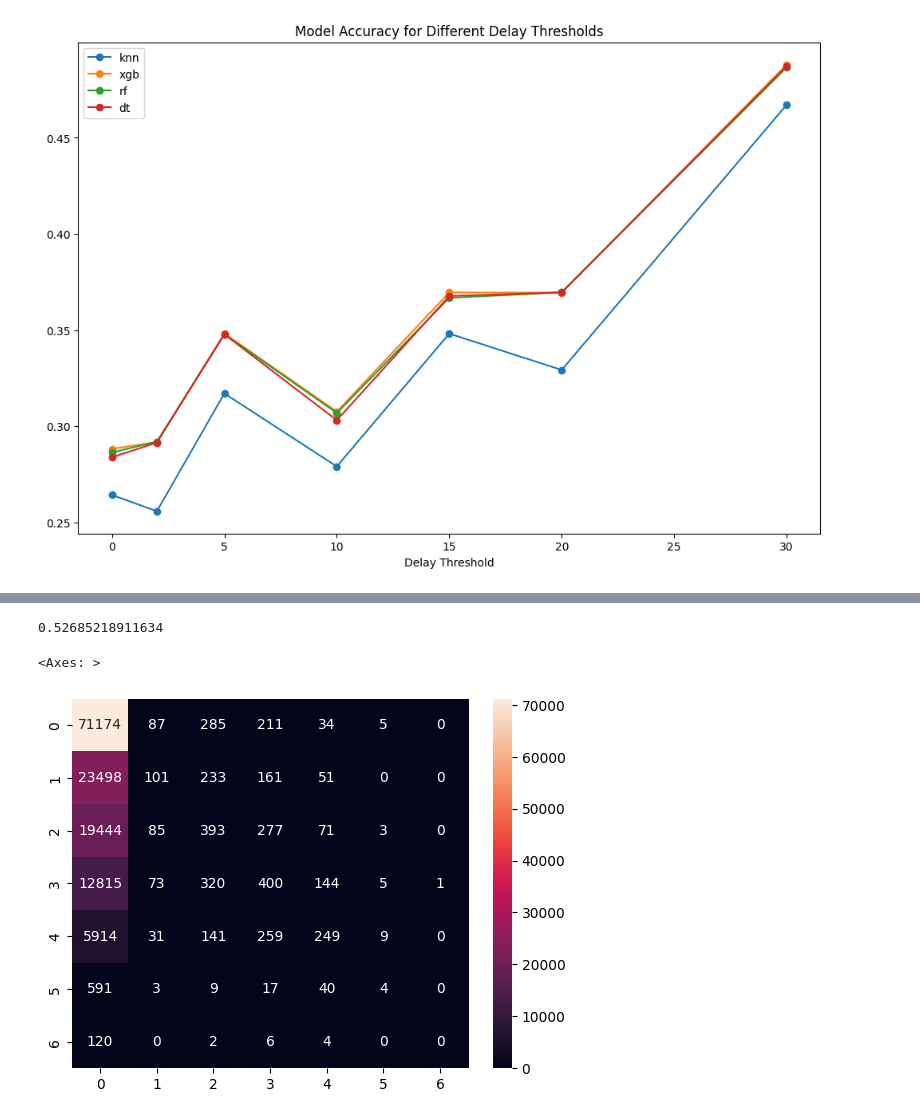
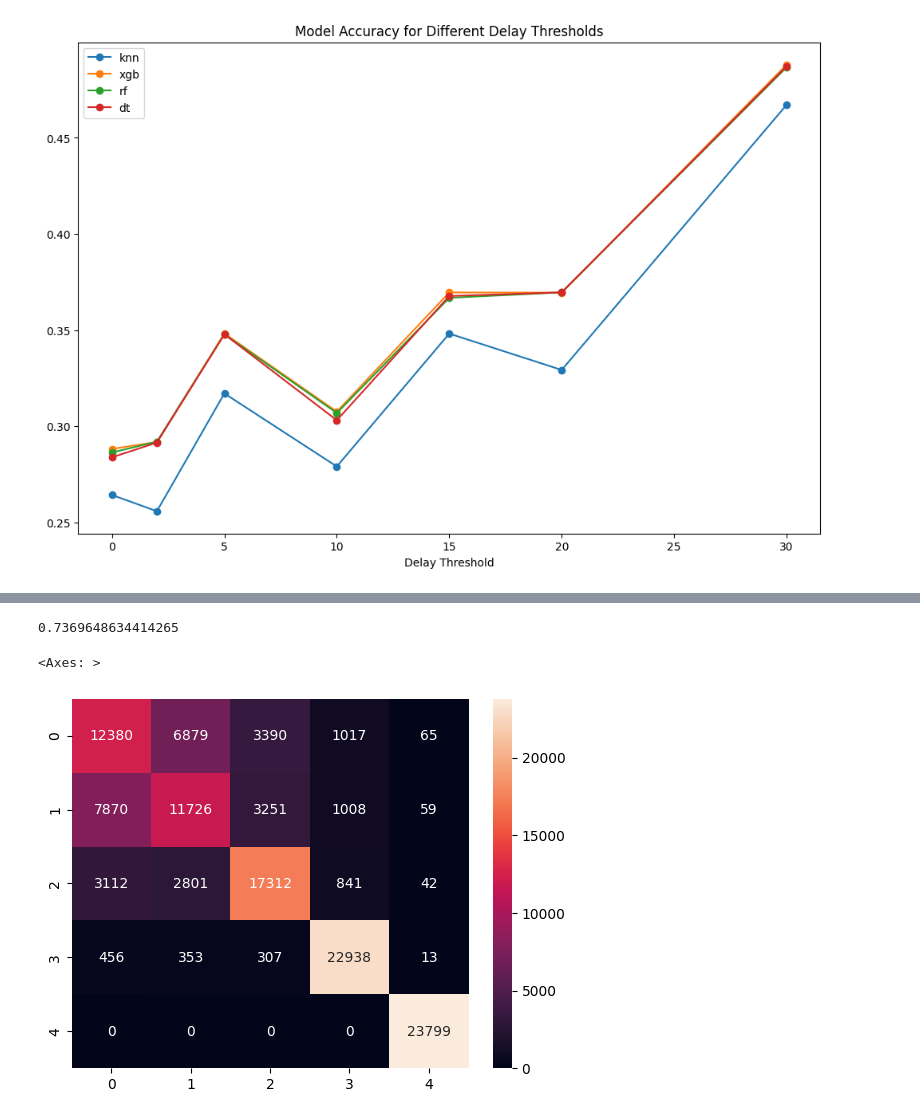
Before and after one commit to kyllan16693/flight-delay-prediction, a Jupyter notebook: multi-classification.ipynb, the cells around one changed output, grey strips where cells are left out. Cells and saved outputs as stored; diff of their text form; code cells hidden in the pictures.

```diff
--- a/multi-classification.ipynb
+++ b/multi-classification.ipynb
@@ -85,12 +89,13 @@ Converted: [0 1 2 3 4 5 6]
 #2 - 30-60
 #3 - 1hr-2hr
 #4 - 2-5hr
-#5 - 5-10hr
-#6 - Over 10hr
+#5 - over 5hr
 
-bins = [0, 15, 30, 60, 120, 300, 600, df_nums['DepDelay'].max()]
-labels = [0, 1, 2, 3, 4, 5, 6]
+bins = [15, 30, 60, 120, 300, df_nums['DepDelay'].max()]
+labels = [0, 1, 2, 3, 4]
 df_nums['DepDelay'] = pd.cut(df_nums['DepDelay'], bins=bins, labels=labels)
+#drop rows with NaN
+df_nums = df_nums.dropna()
 
 print(df_nums['DepDelay'].head(10))
 print(df_nums['DepDelay'].value_counts())
@@ -1034,3 +1010,12 @@ ax.legend()
 #plt.savefig('graphics/model_accuracy_delay_threshold.png')
 # %% [output]
 [figure]
+# %%
+pd.set_option('display.max_columns', None)
+#dropping all things that are repeats or not useful
+#drop quarter, OriginAirportSeqID, OriginCityName, OriginState, DestAirportSeqID, DestCityName, DestState, Cancelled, Diverted
+df_nums = df_nums.drop(columns=['Quarter', 'OriginAirportSeqID', 'OriginCityName', 'OriginState', 'DestAirportSeqID', 'DestCityName', 'DestState', 'Cancelled', 'Diverted'])
+#drop CRSArrTime since arrival time is just departure time + elapsed time
+df_nums = df_nums.drop(columns=['CRSArrTime'])
+
+df_nums.head()
@@ -1037,3 +1082,13 @@ ax.legend()
+# %%
+#oversample the data to balance the classes
+ros = RandomOverSampler(random_state=0)
+X = df_nums.drop(columns=['DepDelay'])
+y = df_nums['DepDelay']
+
+X_resampled, y_resampled = ros.fit_resample(X, y)
+
+#split into training and testing
+X_train, X_test, y_train, y_test = train_test_split(X_resampled, y_resampled, test_size=0.2, random_state=32)
 # %%
 #preform hyperparameter tuning on the data with different thresholds for delay
 
@@ -1210,21 +1265,21 @@ Data successfully written to 'best_params.txt'.
 # %%
 #xgboost model, found through hyperparameter tuning
-"""{
-    "learning_rate": 0.01,
-    "max_depth": 10,
-    "n_estimators": 1000,
-    "subsample": 0.9
-}, """
-xgb = XGBClassifier(learning_rate=0.01, max_depth=10, n_estimators=1000, subsample=0.9)
+"""
+"learning_rate": 0.01,
+"max_depth": 15,
+"n_estimators": 2000,
+"subsample": 0.9
+"""
+xgb = XGBClassifier(learning_rate=0.01, max_depth=15, n_estimators=2000, subsample=0.9)
 xgb.fit(X_train, y_train)
 
 y_pred = xgb.predict(X_test)
 
 print(accuracy_score(y_test, y_pred))
 
 cm = confusion_matrix(y_test, y_pred)
 sns.heatmap(cm, annot=True, fmt='d')
 # %% [output]
-0.52685218911634
+0.7369648634414265
 <Axes: >
-[figure, old version]
+[figure, new version]
```
Also changed, not shown: parts of 22 cells of this notebook.
